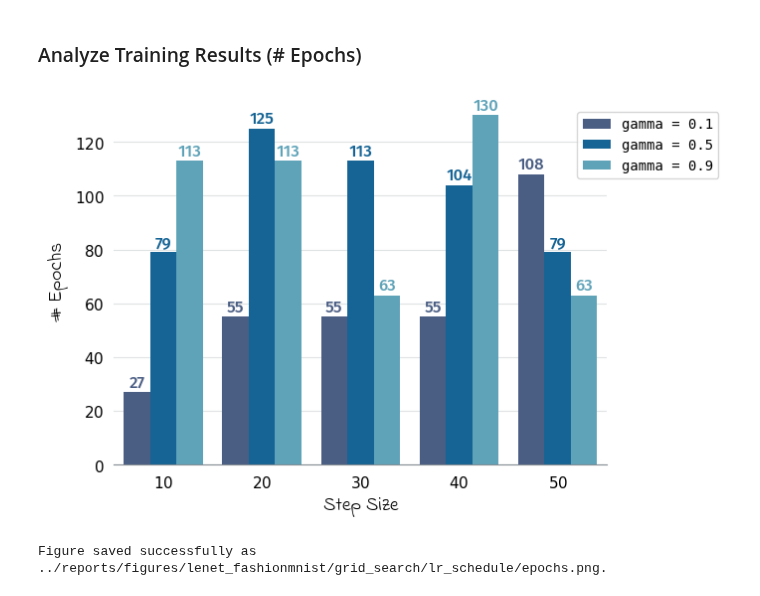
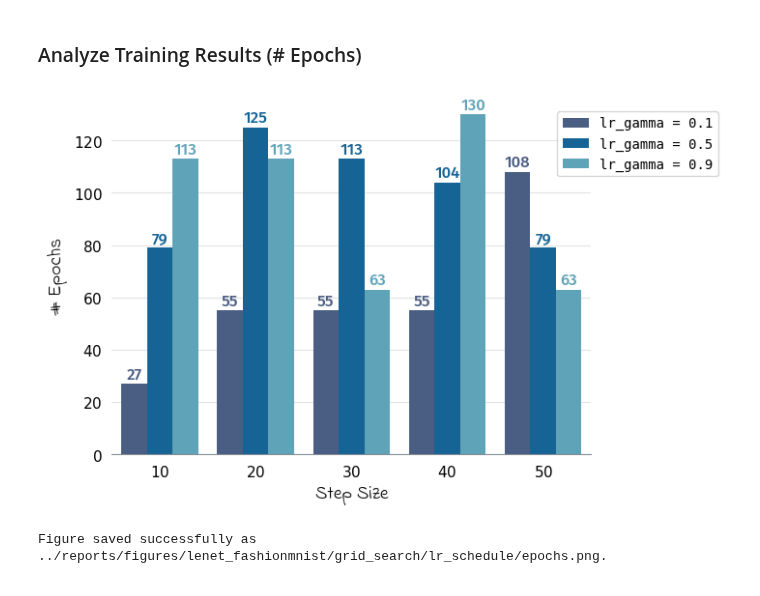
Before and after one commit to mrvnthss/rsa-vision-networks, a Jupyter notebook: notebooks/4.3-mt-data-analysis-lenet-fashionmnist.ipynb, the cells around one changed output. Cells and saved outputs as stored; diff of their text form; code cells hidden in the pictures.

```diff
--- a/notebooks/4.3-mt-data-analysis-lenet-fashionmnist.ipynb
+++ b/notebooks/4.3-mt-data-analysis-lenet-fashionmnist.ipynb
@@ -1442,41 +1442,41 @@ ax.set_ylabel("# Epochs", font=label_font, size=14)
 
 # Modify legend
 custom_labels = {
-    "0.1": "gamma = 0.1",
-    "0.5": "gamma = 0.5",
-    "0.9": "gamma = 0.9"
+    "0.1": "lr_gamma = 0.1",
+    "0.5": "lr_gamma = 0.5",
+    "0.9": "lr_gamma = 0.9"
 }
 handles, labels = ax.get_legend_handles_labels()
 font_properties = FontProperties(family="monospace")
 ax.legend(
     handles,
     [custom_labels[l] for l in labels],
     prop=font_properties,
-    bbox_to_anchor=(1.24, 0.98),
+    bbox_to_anchor=(1.28, 0.98),
     loc="upper right"
 )
 
 # Add text annotations to top of bars
 for bar in ax.patches:
     if bar.get_width() > 0:
       ax.text(
           bar.get_x() + bar.get_width() / 2,
           bar.get_height() + 0.75,
           f"{bar.get_height():.0f}",
           ha="center",
           va="bottom",
           color=bar.get_facecolor(),
           weight="roman",
           size=12
       )
 
 # Show plot
 plt.show()
 
 # Restore defaults
 plt.rcdefaults()
 # %% [output]
-[figure, old version]
+[figure, new version]
 # %%
 # Save figure
 fig_lr_schedule_epochs = ax.get_figure()
```
Also changed, not shown: parts of 1 cell of this notebook, 3 other files.
